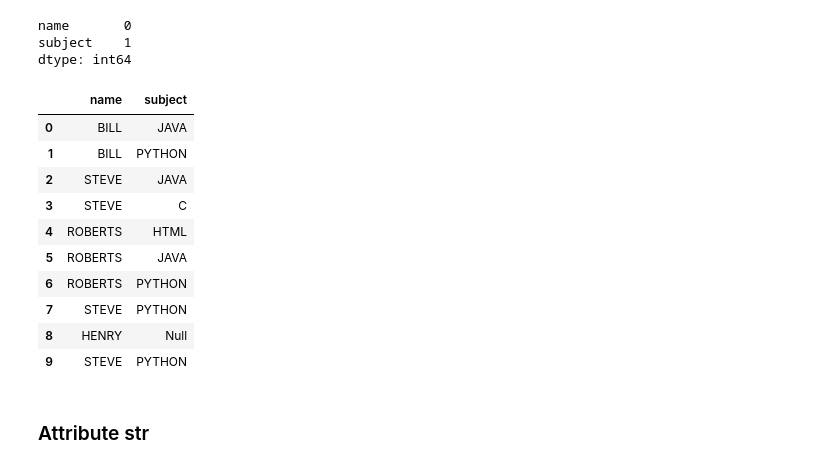
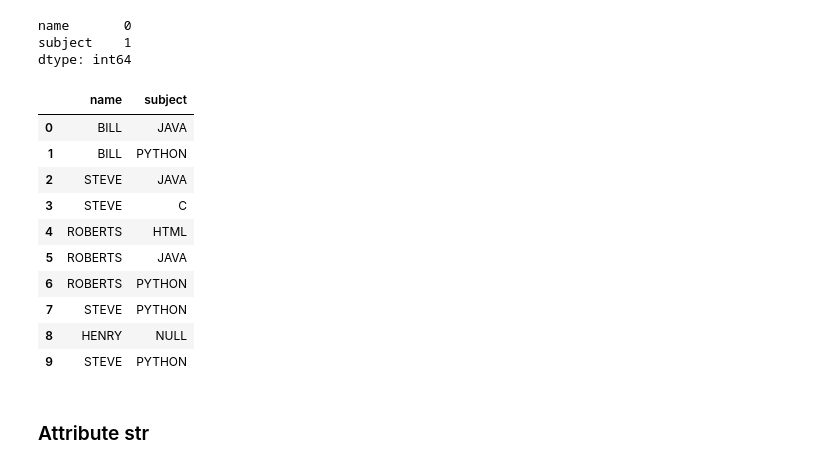
Before and after one commit to srikanthpragada/DS_18_MAY_2020, a Jupyter notebook: pandas/marks_df.ipynb, the cells around one changed output. Saved outputs shown, nothing was run; the diff lists cells and outputs as text; code cells hidden in the pictures.

```diff
--- a/pandas/marks_df.ipynb
+++ b/pandas/marks_df.ipynb
@@ -277,18 +277,18 @@ name       0
 subject    1
 dtype: int64
 # %%
-df[['name','subject']].applymap(lambda v : v.upper() if isinstance(v,str)  else 'Null')
+df[['name','subject']].applymap(lambda v : v.upper() if isinstance(v,str)  else 'NULL')
 # %% [output]
 |  | name | subject |
 | 0 | BILL | JAVA |
 | 1 | BILL | PYTHON |
 | 2 | STEVE | JAVA |
 | 3 | STEVE | C |
 | 4 | ROBERTS | HTML |
 | 5 | ROBERTS | JAVA |
 | 6 | ROBERTS | PYTHON |
 | 7 | STEVE | PYTHON |
-| 8 | HENRY | Null |
+| 8 | HENRY | NULL |
 | 9 | STEVE | PYTHON |
 # %% [markdown]
 ### Attribute str
```
Also changed, not shown: parts of 11 cells of this notebook, 3 other files.
